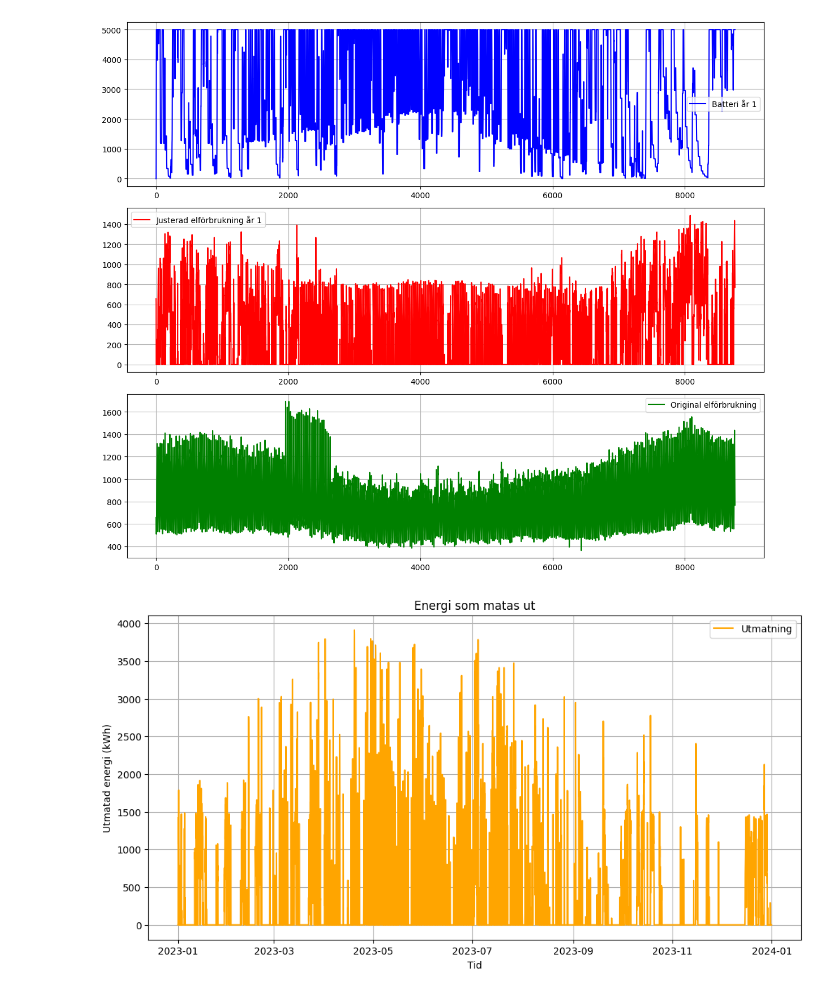
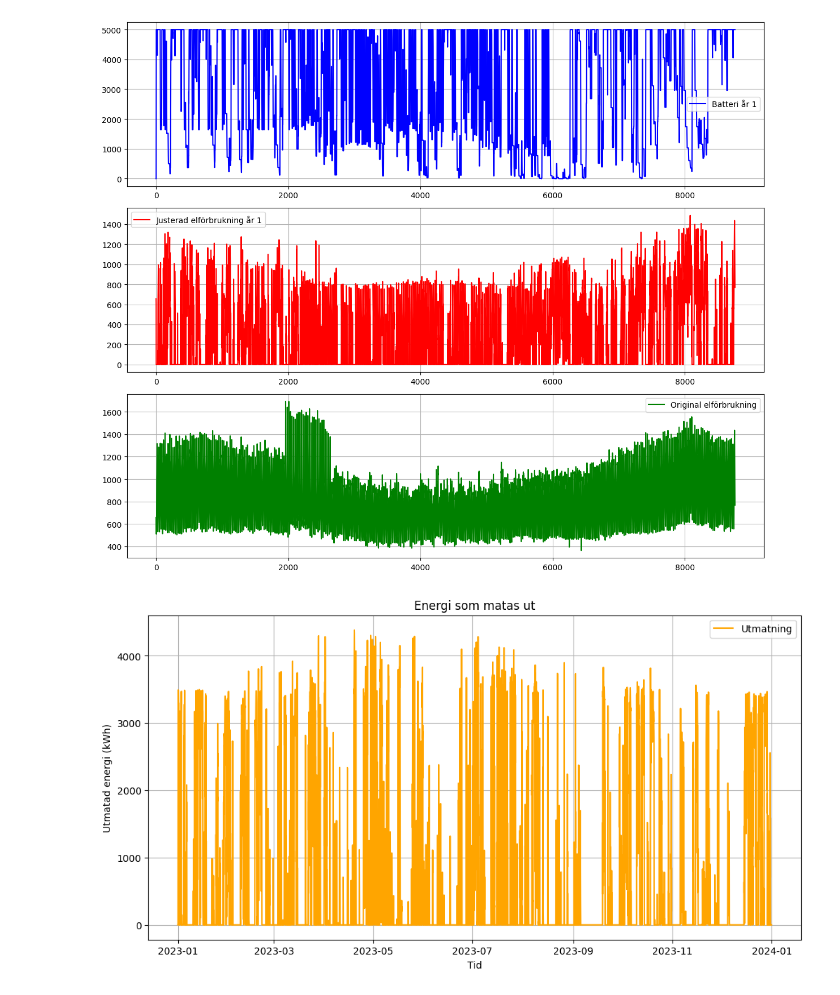
Before and after one commit to Jakobthuresson/Energigemenskaper, a Jupyter notebook: MergeJakob.ipynb, the cells around one changed output. Drawn from its saved outputs; the diff is of its cells as text; code cells hidden in the pictures.

```diff
--- a/MergeJakob.ipynb
+++ b/MergeJakob.ipynb
@@ -104,7 +104,7 @@ for tid, prod, abk, spot in zip(Spotpris.index, Prod, ABK_list, Spot_list):
             faktor = 0.1  # Mjukare kapning vid normal efterfrågan
 
         if diff >= hög_efterfrågan_gräns:
-            energiFrånBatteri = min(batteriKapacitet * faktor, diff * faktor, maxFrånBatteri)
+            energiFrånBatteri = min(batteriKapacitet * faktor, maxFrånBatteri)
             batteriKapacitet -= energiFrånBatteri
             köpt_el = max(0, abk - energiFrånBatteri)
             elförbrukning.append(köpt_el)
@@ -244,8 +244,8 @@ Spotpris = pd.read_excel("Spotpris.xlsx", names=["Spotpris"])  # Namnge kolumnen
 Vindprod = pd.read_excel("Vindturbin.xlsx")
 
 # Extrahera första kolumnen från respektive DataFrame
-Sol = 0.5*Solprod.iloc[:, 0]  # Solel-produktion
-Vind = Vindprod.iloc[:, 0]
+Sol = 0.2*Solprod.iloc[:, 0]  # Solel-produktion
+Vind = 2*Vindprod.iloc[:, 0]
 
 Prod= Vind + Sol
 
@@ -319,7 +319,7 @@ for i, (tid, prod, abk, spot) in enumerate(zip(Spotpris.index, Prod, ABK_list, S
     diff = abk - prod  # Difference between consumption and solar production
 
     if i < 2500:
-        faktor = 0.25
+        faktor = 0.2
     elif  2500 <= i <= 7500:
         faktor = 0.4
     else:
@@ -476,2 +476,2 @@ Justerad elkostnad simulering: 5325926.142121514
-[figure, old version]
+[figure, new version]
-[figure, old version]
+[figure, new version]
```
Also changed, not shown: parts of 2 cells of this notebook, 2 other files.
